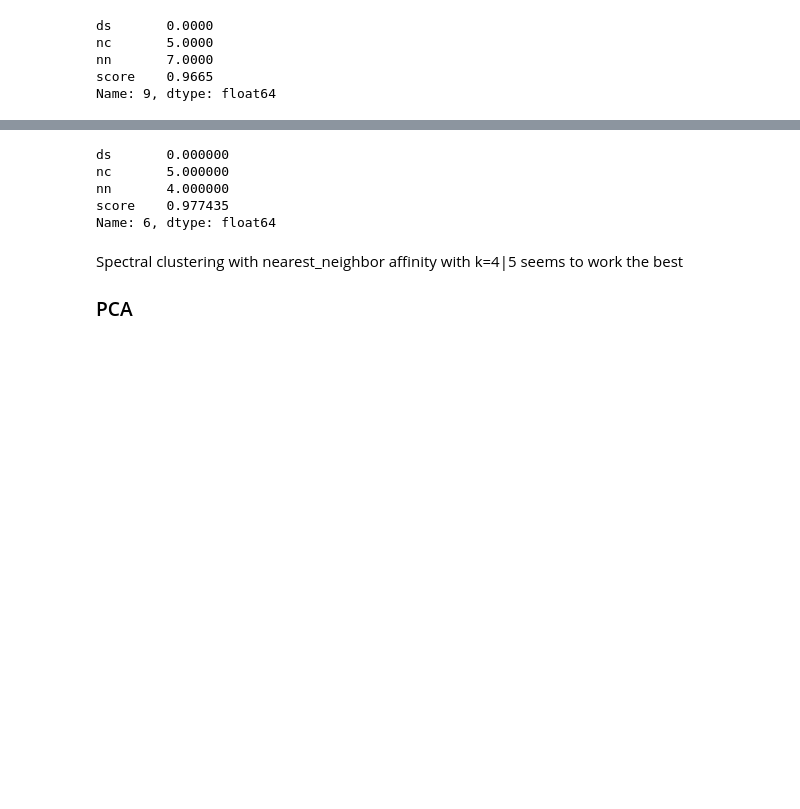
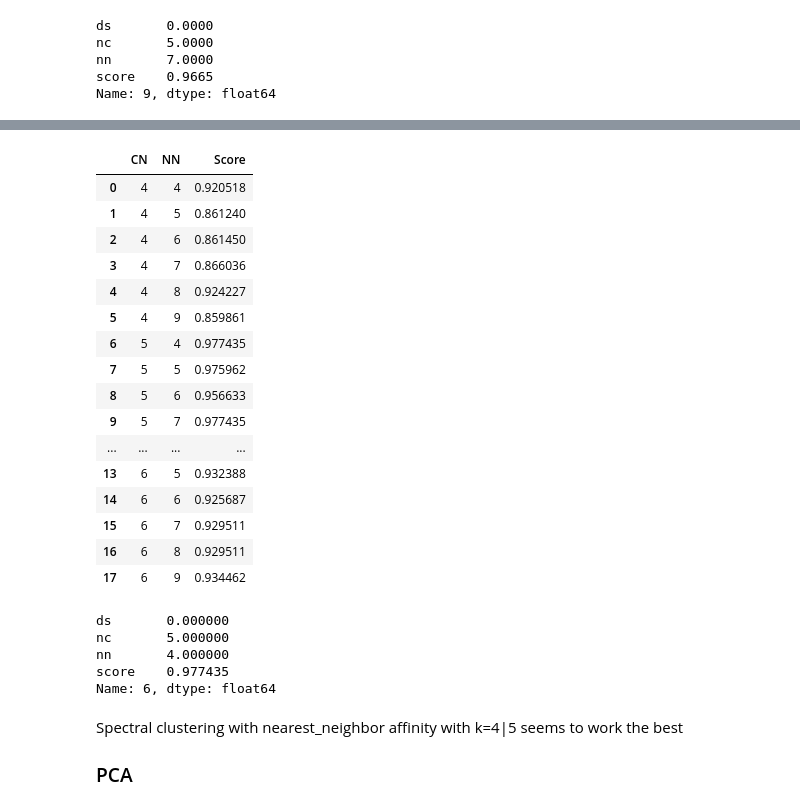
Before and after one commit to 4llu/data-mining-course, a Jupyter notebook: genedata.ipynb, the cells around one changed output, grey strips where cells are left out. Saved outputs shown, nothing was run; the diff lists cells and outputs as text; code cells hidden in the pictures; blank space fills up the shorter version.

```diff
--- a/genedata.ipynb
+++ b/genedata.ipynb
@@ -331,3 +391,23 @@ for data_set_num, dt in enumerate([data_mabs]): # Data preprocess type
+# %%
+pd.DataFrame(scores_spc_nn_3, columns = ["dt", "CN", "NN", "Score"]).iloc[:, 1:4]
+# %% [output]
+|  | CN | NN | Score |
+| 0 | 4 | 4 | 0.920518 |
+| 1 | 4 | 5 | 0.861240 |
+| 2 | 4 | 6 | 0.861450 |
+| 3 | 4 | 7 | 0.866036 |
+| 4 | 4 | 8 | 0.924227 |
+| 5 | 4 | 9 | 0.859861 |
+| 6 | 5 | 4 | 0.977435 |
+| 7 | 5 | 5 | 0.975962 |
+| 8 | 5 | 6 | 0.956633 |
+| 9 | 5 | 7 | 0.977435 |
+| ... | ... | ... | ... |
+| 13 | 6 | 5 | 0.932388 |
+| 14 | 6 | 6 | 0.925687 |
+| 15 | 6 | 7 | 0.929511 |
+| 16 | 6 | 8 | 0.929511 |
+| 17 | 6 | 9 | 0.934462 |
 # %%
 df_spc_nn_3 = pd.DataFrame(data = scores_spc_nn_3, columns = ["ds", "nc", "nn", "score"])
 df_spc_nn_3.iloc[df_spc_nn_3["score"].idxmax(),:]
```
Also changed, not shown: parts of 13 cells of this notebook, 3 other files.
